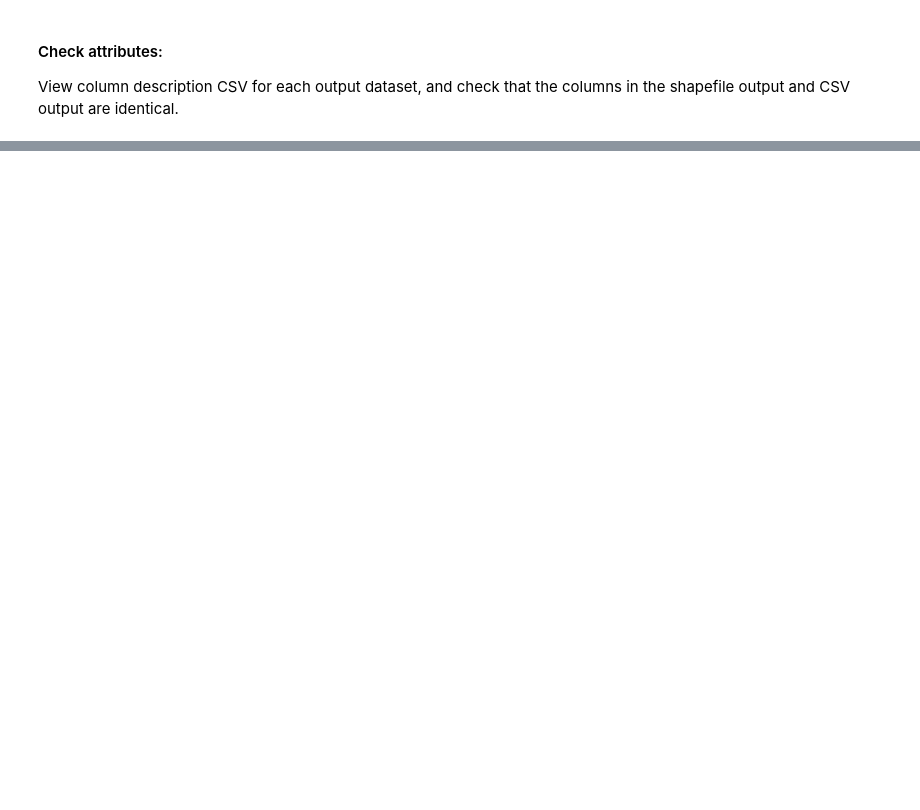
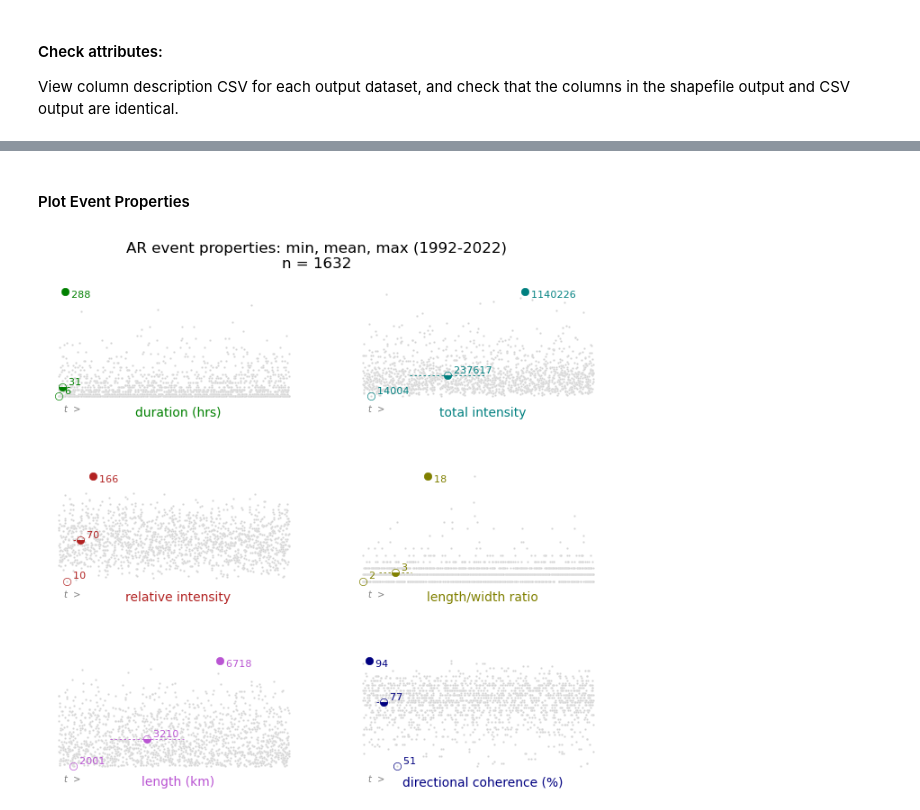
Before and after one commit to ua-snap/ar_avalanche, a Jupyter notebook: AR_QC.ipynb, the cells around one changed output, grey strips where cells are left out. Drawn from its saved outputs; the diff is of its cells as text; code cells hidden in the pictures; blank space fills up the shorter version.

Commit message:
add coastal impact, qc/plot module, atmos phenoms

```diff
--- a/AR_QC.ipynb
+++ b/AR_QC.ipynb
@@ -513,11 +62,0 @@ Text(0.5, 0.95, 'AR event properties: min, mean, max (1992-2022)\nn = 1692')
-# %%
-sub = gdf[['dur_hrs', 'rintensity', 'tintensity', 'ratio_m', 'len_km_m', 'dircoher_m']].copy()
-sub.rename(columns={'dur_hrs':'duration (hrs)', 'rintensity':'relative intensity', 'tintensity':'total intensity', 'ratio_m':'length/width ratio', 'len_km_m':'length (km)', 'dircoher_m':'mean directional coherence (%)'}, inplace=True)
-sns.set_style("white")
-
-g = sns.PairGrid(sub)
-g.map_upper(sns.scatterplot, size=0.1, color='mediumpurple')
-g.map_lower(sns.kdeplot, fill=True)
-g.map_diag(sns.histplot, kde=True, color='orange')
-
-g.fig.suptitle('Pairplot of AR Event Properties', y=1.01, fontsize=16)
@@ -586,0 +264,6 @@ Text(0.5, 1.08, 'AR Event #: 1729\n\nStart: 2020-11-26T06:00:00.000000000\nEnd:
+# %% [markdown]
+#### Plot Event Properties
+# %%
+events_prop_mmm(events)
+# %% [output]
+[figure, added]
```
Also changed, not shown: parts of 49 cells of this notebook, 6 other files.
